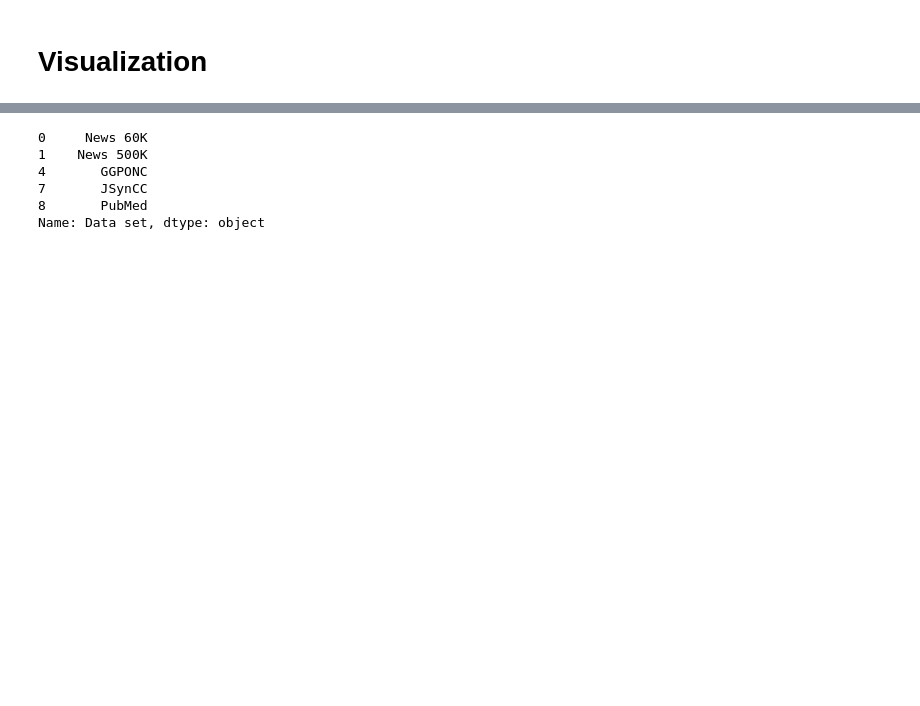
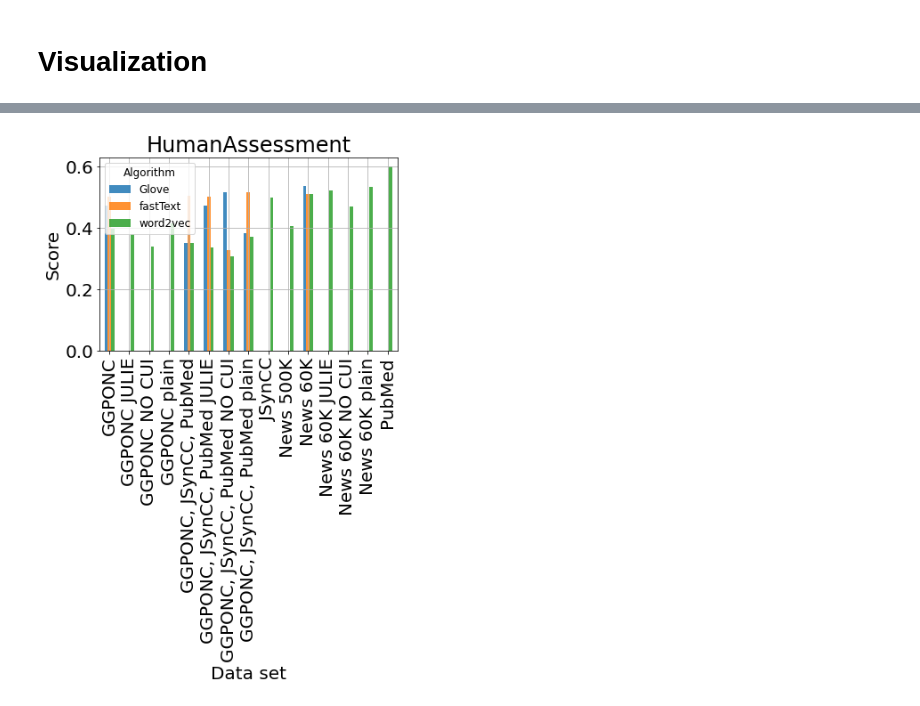
Before and after one commit to LasseKohlmeyer/AML4DHGermanVecs, a Jupyter notebook: Example Pipeline.ipynb, the cells around one changed output, grey strips where cells are left out. Drawn from its saved outputs; the diff is of its cells as text; code cells hidden in the pictures; blank space fills up the shorter version.

```diff
--- a/Example Pipeline.ipynb
+++ b/Example Pipeline.ipynb
@@ -385,10 +393 @@ df
-# %%
-legend_labels
-# %% [output]
-0     News 60K
-1    News 500K
-4       GGPONC
-7       JSynCC
-8       PubMed
-Name: Data set, dtype: object
 # %%
@@ -423,2 +459,7 @@ def plot_counts(df: pd.DataFrame, x_attribute: str, stratification: List[str]):
     # mean_group_df(df, group="Data set")
+# %%
+plot_single_benchmark(df, benchmark="HumanAssessment", grouping="Data set", coloring="Algorithm", paper_mode=False)
+# plot_single_benchmark(df, benchmark="CategoryBenchmark", grouping="Algorithm", coloring="Data set", paper_mode=False)
+# %% [output]
+[figure, added]
 # %%
```
Also changed, not shown: parts of 3 cells of this notebook, 1 other file.
